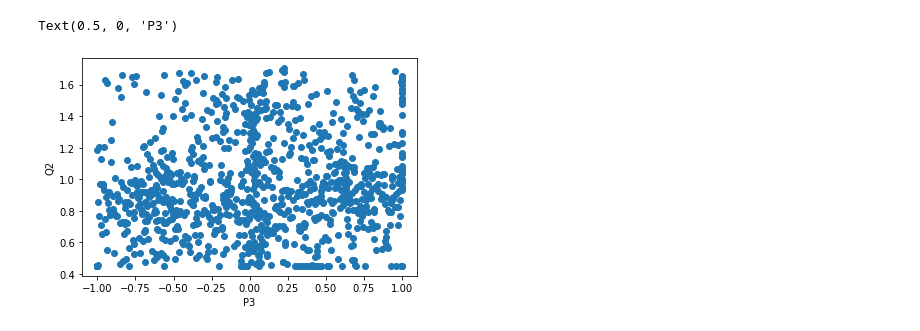
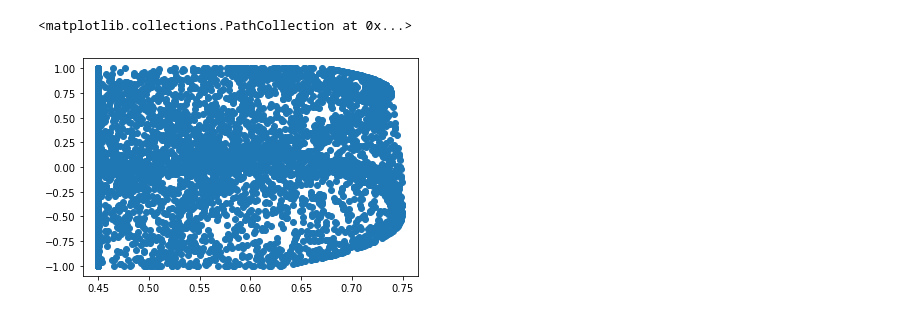
Before and after one commit to Without-wax/Source, a Jupyter notebook: Gapslit.ipynb, the cells around one changed output. Saved outputs shown, nothing was run; the diff lists cells and outputs as text; code cells hidden in the pictures.

```diff
--- a/Gapslit.ipynb
+++ b/Gapslit.ipynb
@@ -163,8 +181,8 @@ def _generate_sample(
                 holder1 = 0
                 holder2 = 0
 
-            model.c.add(expr = sum([model.v[i]*model.v[j]*cmath.polar(Ybus[i,j])[0]*cos(model.t[i]-model.t[j]-cmath.polar(Ybus[i,j])[1]) for j in range(bus_len)]) - holder1 +  np.random.uniform(0,Pd[i]) == 0)
-            model.c.add(expr = sum([model.v[i]*model.v[j]*cmath.polar(Ybus[i,j])[0]*sin(model.t[i]-model.t[j]-cmath.polar(Ybus[i,j])[1]) for j in range(bus_len)]) - holder2 +  np.random.uniform(0,Qd[i]) == 0)
+            model.c.add(expr = sum([model.v[i]*model.v[j]*cmath.polar(Ybus[i,j])[0]*cos(model.t[i]-model.t[j]-cmath.polar(Ybus[i,j])[1]) for j in range(bus_len)]) - holder1 +  Pd[i] == 0)
+            model.c.add(expr = sum([model.v[i]*model.v[j]*cmath.polar(Ybus[i,j])[0]*sin(model.t[i]-model.t[j]-cmath.polar(Ybus[i,j])[1]) for j in range(bus_len)]) - holder2 +  Qd[i] == 0)
 
         #Line flow constraints
         for i in range(len(branch)):
@@ -309,3 +338,23 @@ def _generate_sample(
         model.vars[primary_var].setlb(fva.iloc[primary_var]['minimum'])
         model.vars[primary_var].setub(fva.iloc[primary_var]['maximum'])
         return None
+# %%
+def load_data(bus, n, dev, corr, size):
+    from scipy.stats import beta
+    lp = ['' for i in range(bus)]
+    means = np.zeros(bus)
+    std = np.zeros(bus)
+    for i in range(bus):
+#         lp[i] = beta.rvs(a,b, size=n)
+        lp[i] = np.random.normal(Pd[i+3],dev,n)
+        means[i] = Pd[i+3]
+        std[i] = lp[i].std()/3
+
+    hold1 = np.matrix([std]).T*np.matrix([std])
+    hold2 = np.matrix((np.ones([bus,bus])-np.identity(bus))*corr + np.identity(bus))
+    cov = np.multiply(hold1, hold2)
+
+    return np.random.multivariate_normal(means, cov, size)
+# %%
+import numpy as np
+Pd = np.array([0,0,0,1,1,1])
@@ -582,13 +731,14 @@ writer.save()
 # %%
 import matplotlib.pyplot as plt
 
 fig, ax = plt.subplots()
-x = t_ans['Q2'].to_numpy()
-y = t_ans['P3'].to_numpy()
+x = t_ans['P3'].to_numpy()[:5000]
+y = t_ans['Q1'].to_numpy()[:5000]
+
 ax.scatter(x,y)
-ax.set_ylabel('Q2')
-ax.set_xlabel('P3')
+# ax.set_ylabel('Q2')
+# ax.set_xlabel('P3')
 # fig.savefig('P2-P1', dpi=500)
 # %% [output]
-Text(0.5, 0, 'P3')
+<matplotlib.collections.PathCollection at 0x...>
-[figure, old version]
+[figure, new version]
```
Also changed, not shown: parts of 21 cells of this notebook.
